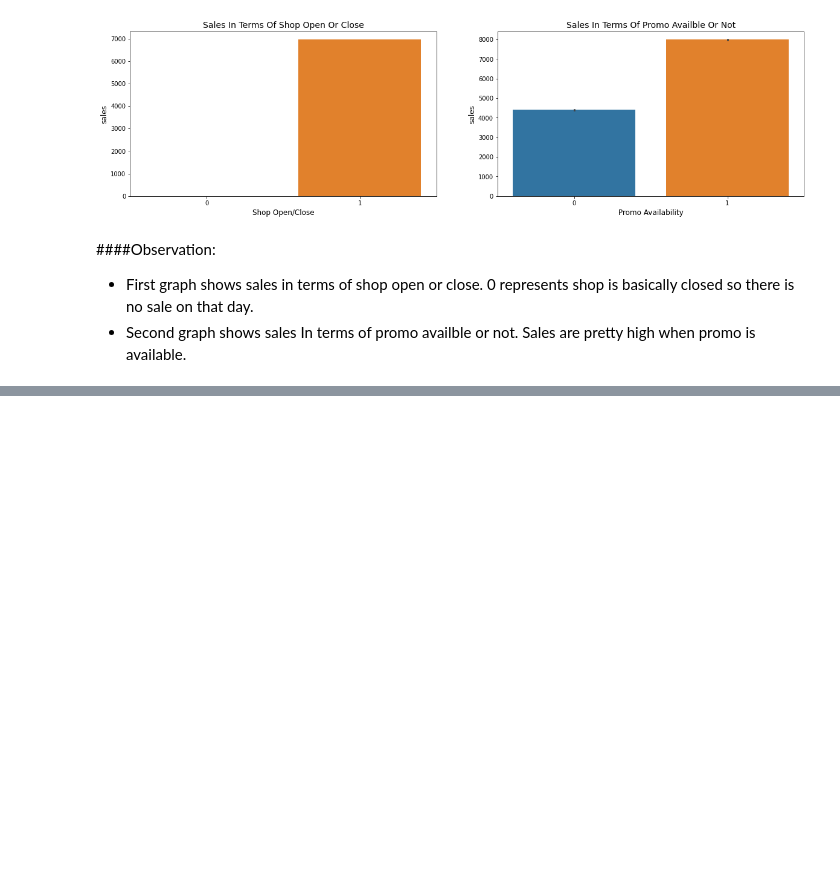
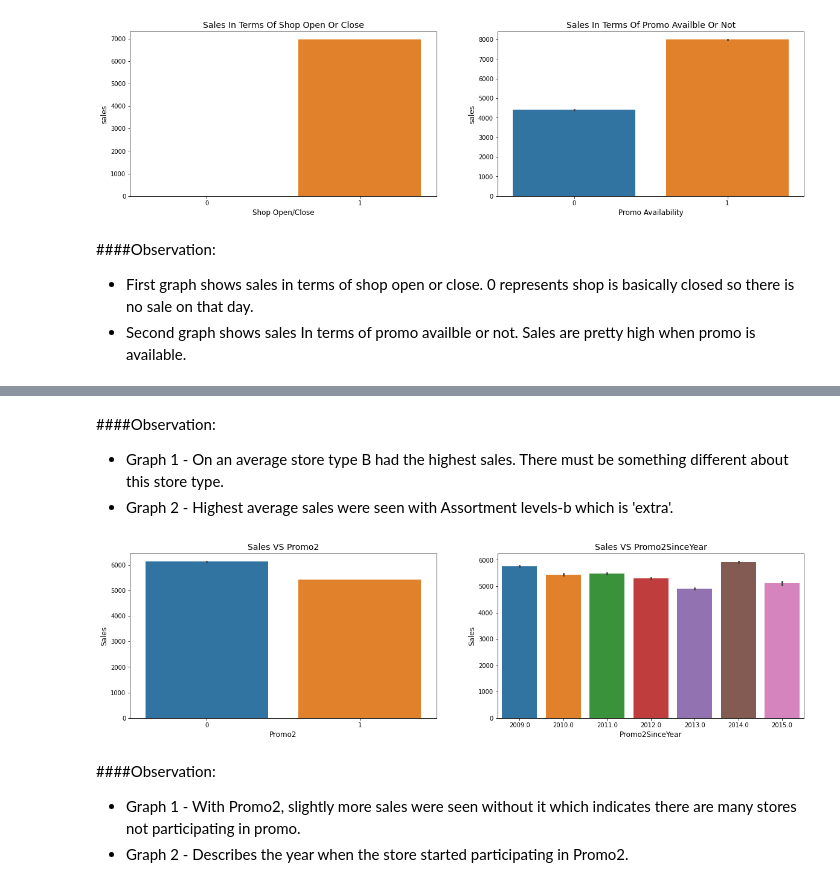
Before and after one commit to kasmintalukdar/Rossmann-Sales-Prediction, a Jupyter notebook: Rossmann_Sales_Prediction_by_kasmin.ipynb, the cells around one changed output, grey strips where cells are left out. Cells and saved outputs as stored; diff of their text form; code cells hidden in the pictures; blank space fills up the shorter version.

```diff
--- a/Rossmann_Sales_Prediction_by_kasmin.ipynb
+++ b/Rossmann_Sales_Prediction_by_kasmin.ipynb
@@ -334,0 +364,22 @@ axes[1].set_xlabel("Promo Availability",fontsize=12);
+# %% [markdown]
+####Observation:
+
+*   Graph 1 - On an average store type B had the highest sales. There must be something different about this store type.
+*  Graph 2 - Highest average sales were seen with Assortment levels-b which is 'extra'.
+# %%
+fig, axes = plt.subplots(1, 2,figsize=(20,5));
+sns.barplot(merged_df['Promo2'],merged_df['Sales'],ax=axes[0]);
+axes[0].set_title("Sales VS Promo2",fontsize=14);
+axes[0].set_ylabel("Sales",fontsize=12);
+axes[0].set_xlabel("Promo2",fontsize=12);
+sns.barplot(merged_df['Promo2SinceYear'],merged_df['Sales'],ax=axes[1]);
+axes[1].set_title("Sales VS Promo2SinceYear",fontsize=14);
+axes[1].set_ylabel("Sales",fontsize=12);
+axes[1].set_xlabel("Promo2SinceYear",fontsize=12);
+# %% [output]
+[figure, added]
+# %% [markdown]
+####Observation:
+
+*   Graph 1 - With Promo2, slightly more sales were seen without it which indicates there are many stores not participating in promo.
+*   Graph 2 - Describes the year when the store started participating in Promo2.
```
Also changed, not shown: parts of 111 cells of this notebook.
